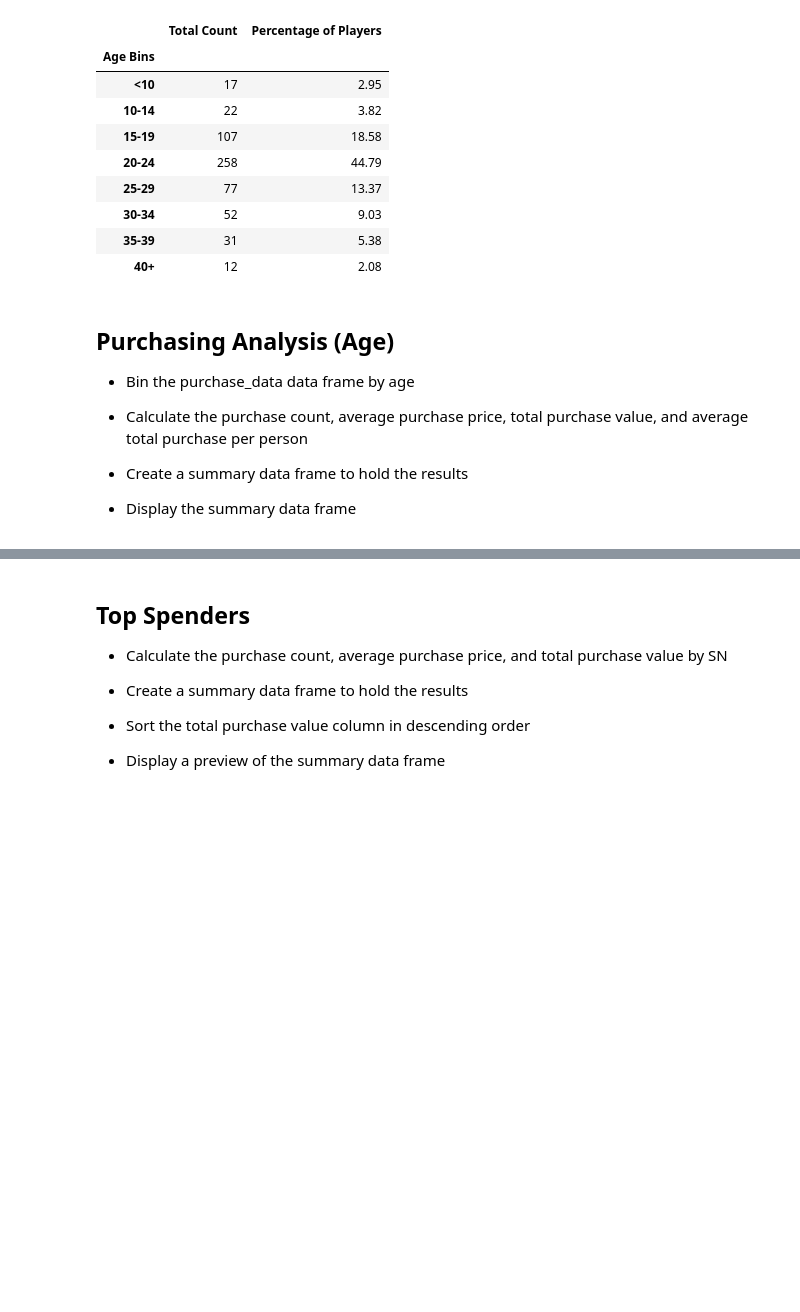
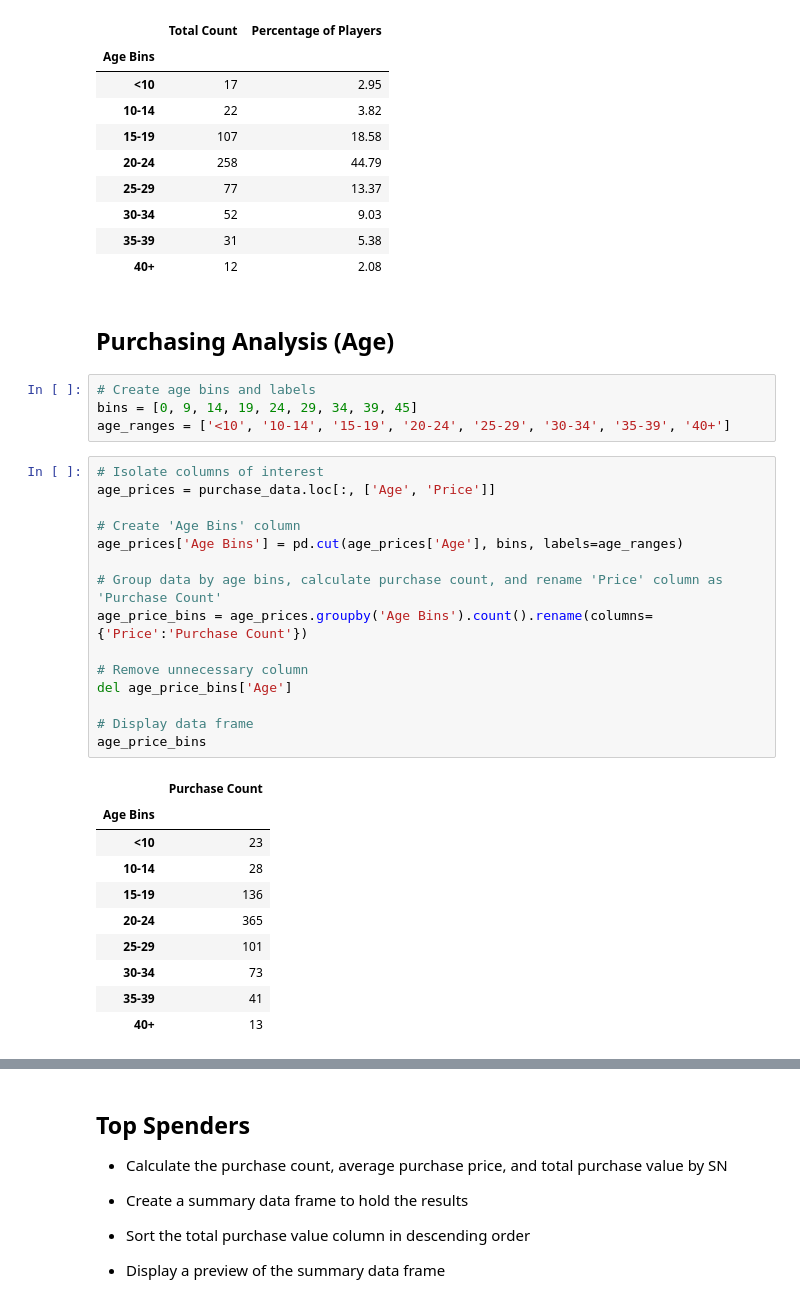
Before and after one commit to jasonzelaya/Heroes-Of-Pymoli, a Jupyter notebook: Data Wrangling.ipynb, the cells around one changed output, grey strips where cells are left out. Drawn from its saved outputs; the diff is of its cells as text; blank space fills up the shorter version.

```diff
--- a/Data Wrangling.ipynb
+++ b/Data Wrangling.ipynb
@@ -207,16 +211,35 @@ age_demos
 | 30-34 | 52 | 9.03 |
 | 35-39 | 31 | 5.38 |
 | 40+ | 12 | 2.08 |
-# %% [markdown]
-## Purchasing Analysis (Age)
-
-* Bin the purchase_data data frame by age
-
-
-* Calculate the purchase count, average purchase price, total purchase value, and average total purchase per person
-
-
-* Create a summary data frame to hold the results
-
-
-* Display the summary data frame
+# %% [markdown]
+## Purchasing Analysis (Age)
+# %%
+# Create age bins and labels
+bins = [0, 9, 14, 19, 24, 29, 34, 39, 45]
+age_ranges = ['<10', '10-14', '15-19', '20-24', '25-29', '30-34', '35-39', '40+']
+# %%
+# Isolate columns of interest
+age_prices = purchase_data.loc[:, ['Age', 'Price']]
+
+# Create 'Age Bins' column
+age_prices['Age Bins'] = pd.cut(age_prices['Age'], bins, labels=age_ranges)
+
+# Group data by age bins, calculate purchase count, and rename 'Price' column as 'Purchase Count'
+age_price_bins = age_prices.groupby('Age Bins').count().rename(columns={'Price':'Purchase Count'})
+
+# Remove unnecessary column
+del age_price_bins['Age']
+
+# Display data frame
+age_price_bins
+# %% [output]
+|  | Purchase Count |
+| Age Bins |  |
+| <10 | 23 |
+| 10-14 | 28 |
+| 15-19 | 136 |
+| 20-24 | 365 |
+| 25-29 | 101 |
+| 30-34 | 73 |
+| 35-39 | 41 |
+| 40+ | 13 |
```
Also changed, not shown: parts of 3 cells of this notebook.
